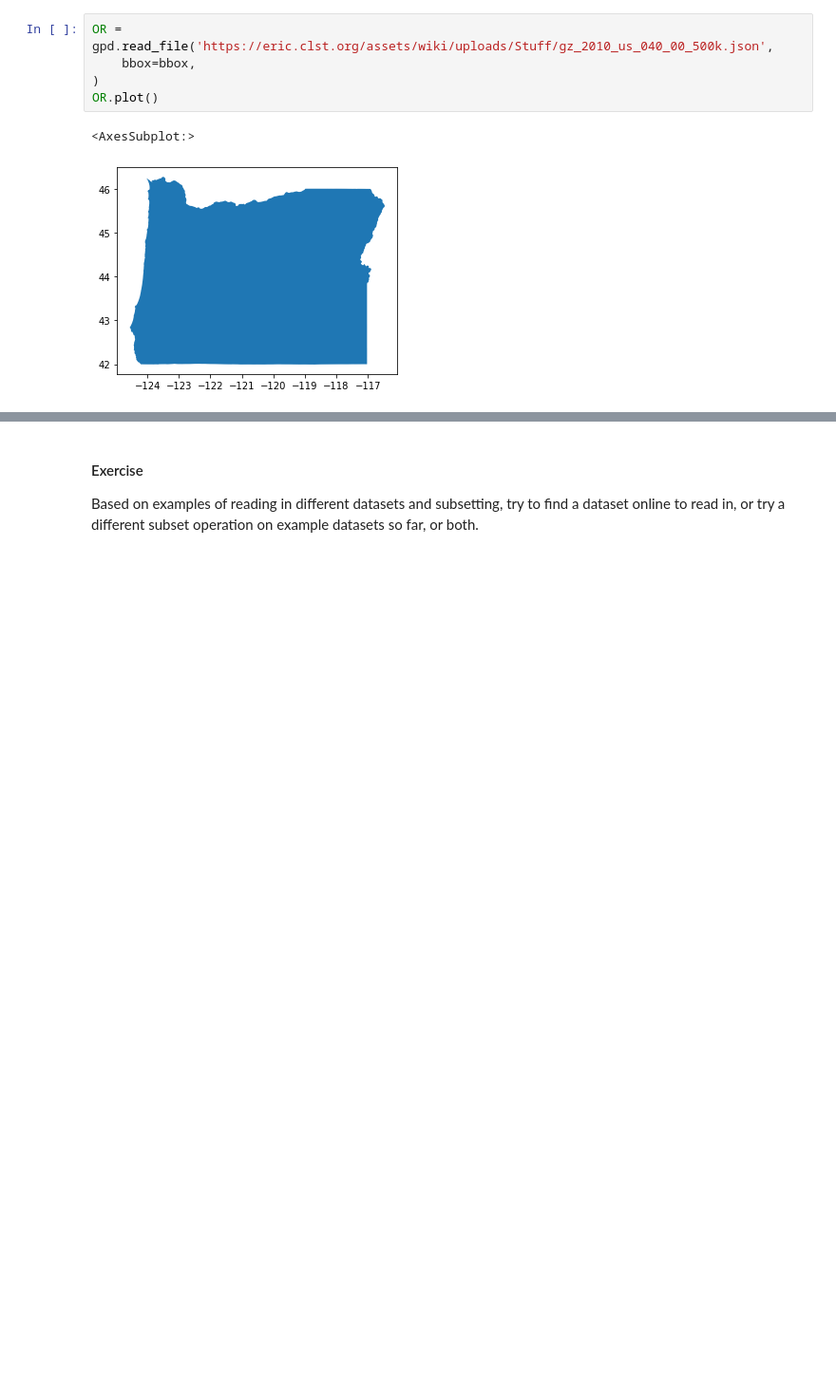
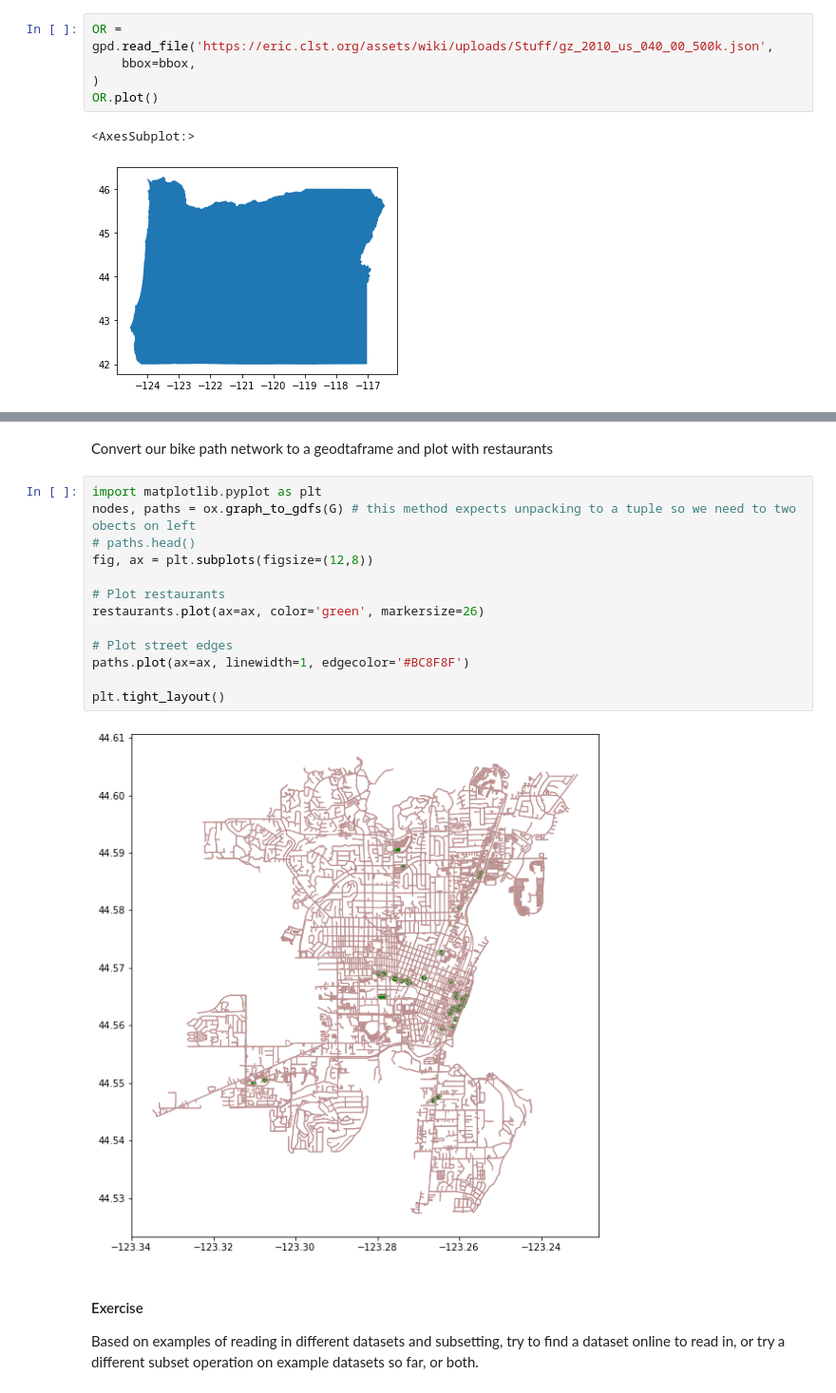
Before and after one commit to mhweber/AWRA2022GeoWorkshop, a Jupyter notebook: Workbooks/Python/Session2/Geoprocessing in Python - Importing.ipynb, the cells around one changed output, grey strips where cells are left out. Shown at 95% size. Drawn from its saved outputs; the diff is of its cells as text; blank space fills up the shorter version.

```diff
--- a/Workbooks/Python/Session2/Geoprocessing in Python - Importing.ipynb
+++ b/Workbooks/Python/Session2/Geoprocessing in Python - Importing.ipynb
@@ -154,3 +190,20 @@ OR.plot()
+# %% [markdown]
+Convert our bike path network to a geodtaframe and plot with restaurants
+# %%
+import matplotlib.pyplot as plt
+nodes, paths = ox.graph_to_gdfs(G) # this method expects unpacking to a tuple so we need to two obects on left
+# paths.head()
+fig, ax = plt.subplots(figsize=(12,8))
+
+# Plot restaurants
+restaurants.plot(ax=ax, color='green', markersize=26)
+
+# Plot street edges
+paths.plot(ax=ax, linewidth=1, edgecolor='#BC8F8F')
+
+plt.tight_layout()
+# %% [output]
+[figure, added]
 # %% [markdown]
 #### Exercise
 Based on examples of reading in different datasets and subsetting, try to find a dataset online to read in, or try a different subset operation on example datasets so far, or both.
```
Also changed, not shown: parts of 7 cells of this notebook, 1 other file.
